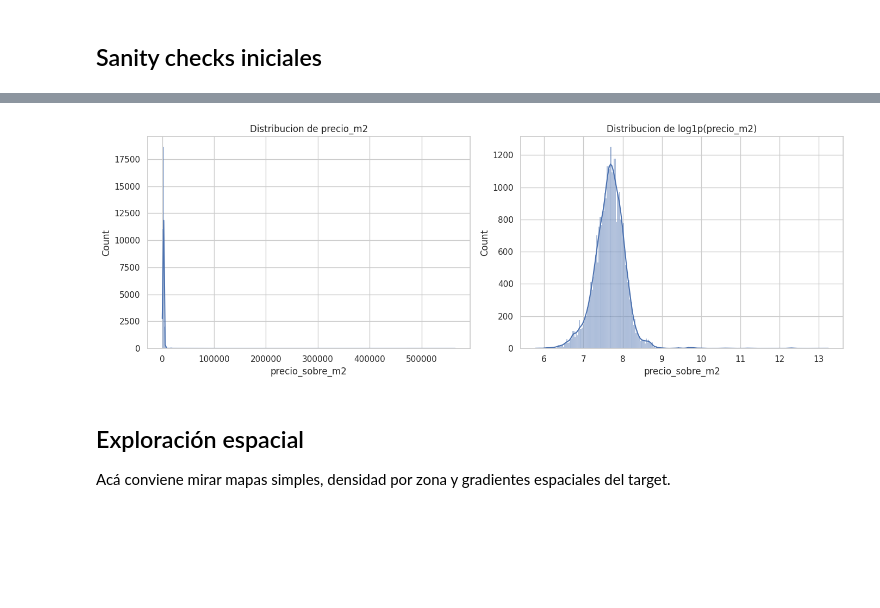
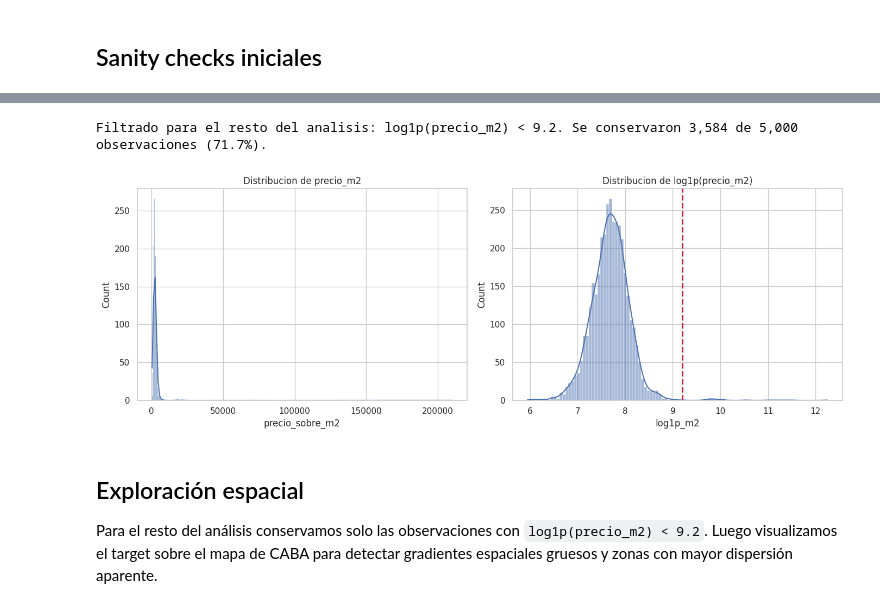
Before and after one commit to santieliges/caba-property-opportunities, a Jupyter notebook: notebooks/00_data_overview.ipynb, the cells around one changed output, grey strips where cells are left out. Cells and saved outputs as stored; diff of their text form; code cells hidden in the pictures; blank space fills up the shorter version.

```diff
--- a/notebooks/00_data_overview.ipynb
+++ b/notebooks/00_data_overview.ipynb
@@ -108,6 +108,8 @@ def build_sale_subset(df_source, config):
 
 # Dataset principal para análisis de venta.
 df, subset_filters = build_sale_subset(df_sale, subset_config)
+if "barrio" not in df.columns and "barrio_right" in df.columns:
+    df["barrio"] = df["barrio_right"]
 analysis_scope = "subconjunto configurado" if subset_filters else "dataset completo"
 target_col = "precio_sobre_m2"
 coord_cols = ["longitud", "latitud"]
@@ -321,15 +367,30 @@ Explorá tanto la escala original como una posible transformación logarítmica
 # %%
+log1p_threshold = 9.2
+
+df["log1p_m2"] = np.log1p(df[target_col])
+
 fig, axes = plt.subplots(1, 2, figsize=(14, 5))
 sns.histplot(df[target_col], kde=True, ax=axes[0])
 axes[0].set_title("Distribucion de precio_m2")
-sns.histplot(np.log1p(df[target_col]), kde=True, ax=axes[1])
+sns.histplot(df["log1p_m2"], kde=True, ax=axes[1])
+axes[1].axvline(log1p_threshold, color="crimson", linestyle="--", linewidth=2)
 axes[1].set_title("Distribucion de log1p(precio_m2)")
 plt.tight_layout()
+
+mask_log1p = np.isfinite(df["log1p_m2"]) & (df["log1p_m2"] < log1p_threshold)
+n_before = len(df)
+df = df.loc[mask_log1p].copy().reset_index(drop=True)
+
+print(
+    f"Filtrado para el resto del analisis: log1p(precio_m2) < {log1p_threshold}. "
+    f"Se conservaron {len(df):,} de {n_before:,} observaciones ({len(df) / n_before:.1%})."
+)
 # %% [output]
+Filtrado para el resto del analisis: log1p(precio_m2) < 9.2. Se conservaron 3,584 de 5,000 observaciones (71.7%).
-[figure, old version]
+[figure, new version]
-# %% [markdown]
-## Exploración espacial
-
-Acá conviene mirar mapas simples, densidad por zona y gradientes espaciales del target.
+# %% [markdown]
+## Exploración espacial
+
+Para el resto del análisis conservamos solo las observaciones con `log1p(precio_m2) < 9.2`. Luego visualizamos el target sobre el mapa de CABA para detectar gradientes espaciales gruesos y zonas con mayor dispersión aparente.
 # %%
 import geopandas as gpd
```
Also changed, not shown: parts of 27 cells of this notebook, 39 other files.
